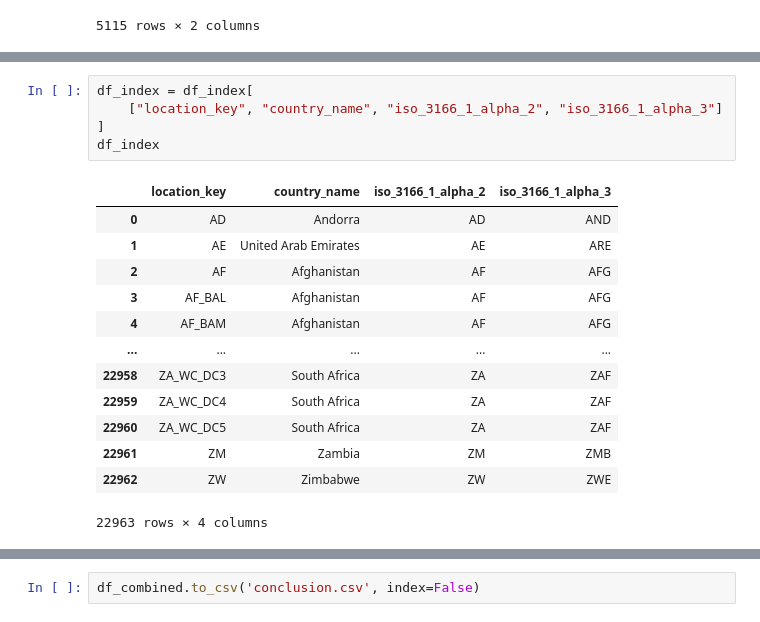
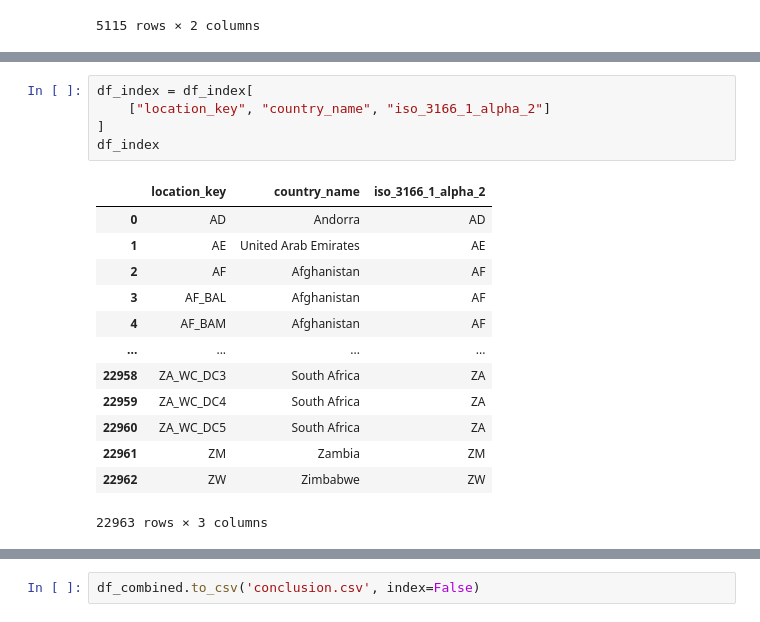
Before and after one commit to shaoormunir/ecs272-final-project, a Jupyter notebook: data/conclusion/analysis.ipynb, the cells around one changed output, grey strips where cells are left out. Cells and saved outputs as stored; diff of their text form.

```diff
--- a/data/conclusion/analysis.ipynb
+++ b/data/conclusion/analysis.ipynb
@@ -90,20 +89,20 @@ df_index.head()
 | 4 | AF_BAM | ChIJw-bKQwDr0jgRQiw8jHsQ-HI | Q171382 | NaN | AF | Afghanistan | BAM | ... |
 # %%
 df_index = df_index[
-    ["location_key", "country_name", "iso_3166_1_alpha_2", "iso_3166_1_alpha_3"]
+    ["location_key", "country_name", "iso_3166_1_alpha_2"]
 ]
 df_index
 # %% [output]
-|  | location_key | country_name | iso_3166_1_alpha_2 | iso_3166_1_alpha_3 |
-| 0 | AD | Andorra | AD | AND |
-| 1 | AE | United Arab Emirates | AE | ARE |
-| 2 | AF | Afghanistan | AF | AFG |
-| 3 | AF_BAL | Afghanistan | AF | AFG |
-| 4 | AF_BAM | Afghanistan | AF | AFG |
-| ... | ... | ... | ... | ... |
-| 22958 | ZA_WC_DC3 | South Africa | ZA | ZAF |
-| 22959 | ZA_WC_DC4 | South Africa | ZA | ZAF |
-| 22960 | ZA_WC_DC5 | South Africa | ZA | ZAF |
-| 22961 | ZM | Zambia | ZM | ZMB |
-| 22962 | ZW | Zimbabwe | ZW | ZWE |
+|  | location_key | country_name | iso_3166_1_alpha_2 |
+| 0 | AD | Andorra | AD |
+| 1 | AE | United Arab Emirates | AE |
+| 2 | AF | Afghanistan | AF |
+| 3 | AF_BAL | Afghanistan | AF |
+| 4 | AF_BAM | Afghanistan | AF |
+| ... | ... | ... | ... |
+| 22958 | ZA_WC_DC3 | South Africa | ZA |
+| 22959 | ZA_WC_DC4 | South Africa | ZA |
+| 22960 | ZA_WC_DC5 | South Africa | ZA |
+| 22961 | ZM | Zambia | ZM |
+| 22962 | ZW | Zimbabwe | ZW |
-22963 rows × 4 columns
+22963 rows × 3 columns
```
Also changed, not shown: parts of 21 cells of this notebook, 3 other files.
